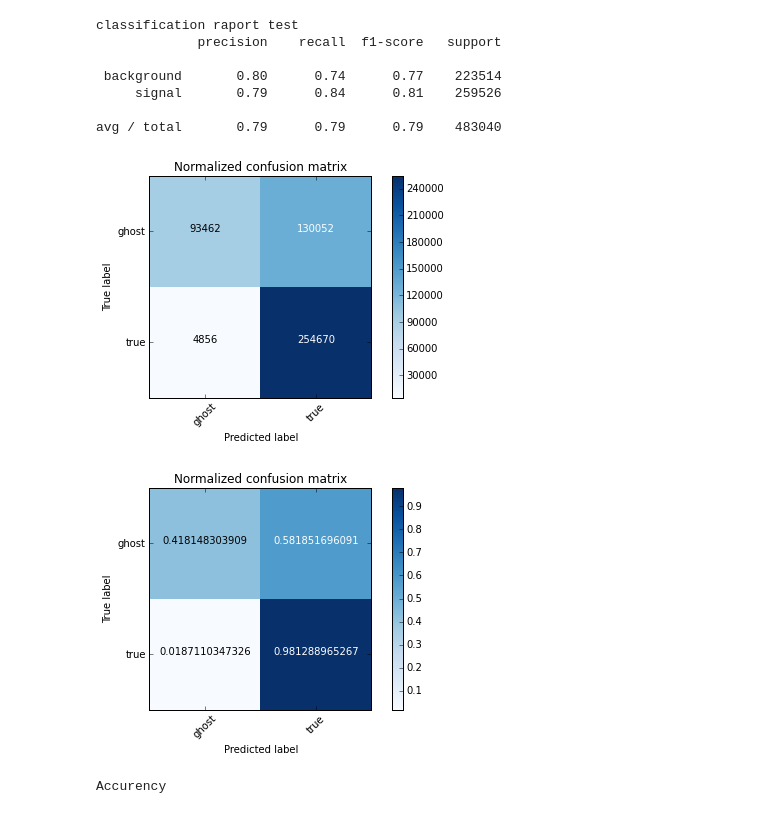
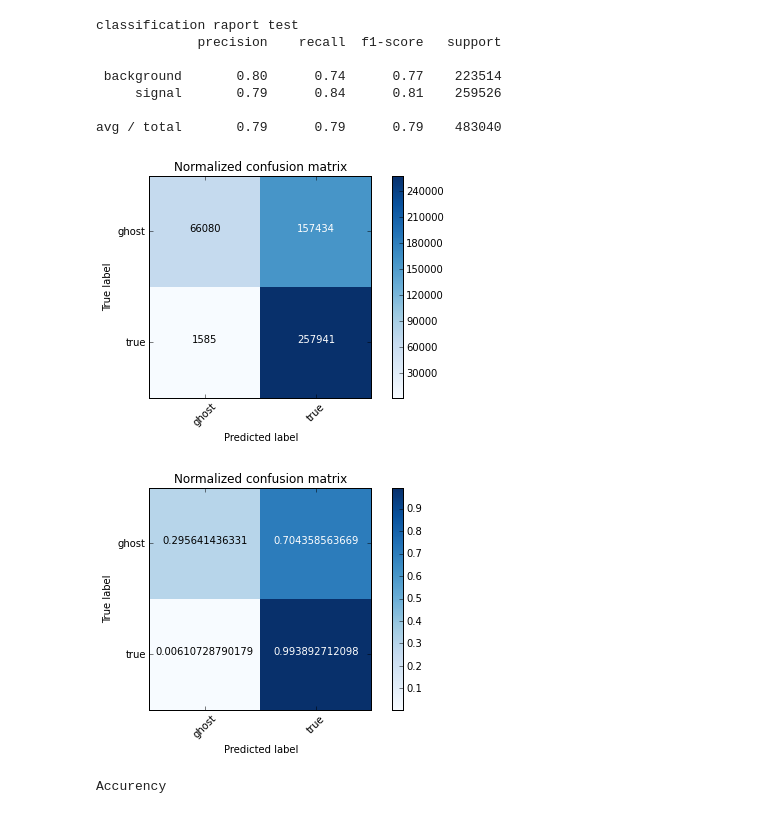
Before and after one commit to adendek/DownstreamTracking, a Jupyter notebook: SeedClassifier/bBDTGenerator.ipynb, the cells around one changed output. Drawn from its saved outputs; the diff is of its cells as text; code cells hidden in the pictures.

```diff
--- a/SeedClassifier/bBDTGenerator.ipynb
+++ b/SeedClassifier/bBDTGenerator.ipynb
@@ -236,23 +236,23 @@ from sklearn.metrics import confusion_matrix
 import itertools
 
 
-threshold = 0.15
+threshold = 0.07
 
 cnf_matrix = confusion_matrix(test_Y ,predict_vs_threshold(classifier.predict_proba(test_X),threshold));
 target_names = ["ghost","true"]
 plot_confusion_matrix(cnf_matrix, classes=target_names,
                       title='Normalized confusion matrix')
 # %% [output]
-[figure, old version]
+[figure, new version]
 # %%
-threshold = 0.15
+threshold = 0.07
 
 cnf_matrix = confusion_matrix(test_Y ,predict_vs_threshold(classifier.predict_proba(test_X),threshold));
 target_names = ["ghost","true"]
 plot_confusion_matrix(cnf_matrix, classes=target_names,normalize=True,
                       title='Normalized confusion matrix')
 # %% [output]
-[figure, old version]
+[figure, new version]
 # %%
 print "Accurency"
 accuracy_score(test_Y, predict_vs_threshold(classifier.predict_proba(test_X),threshold))
```
